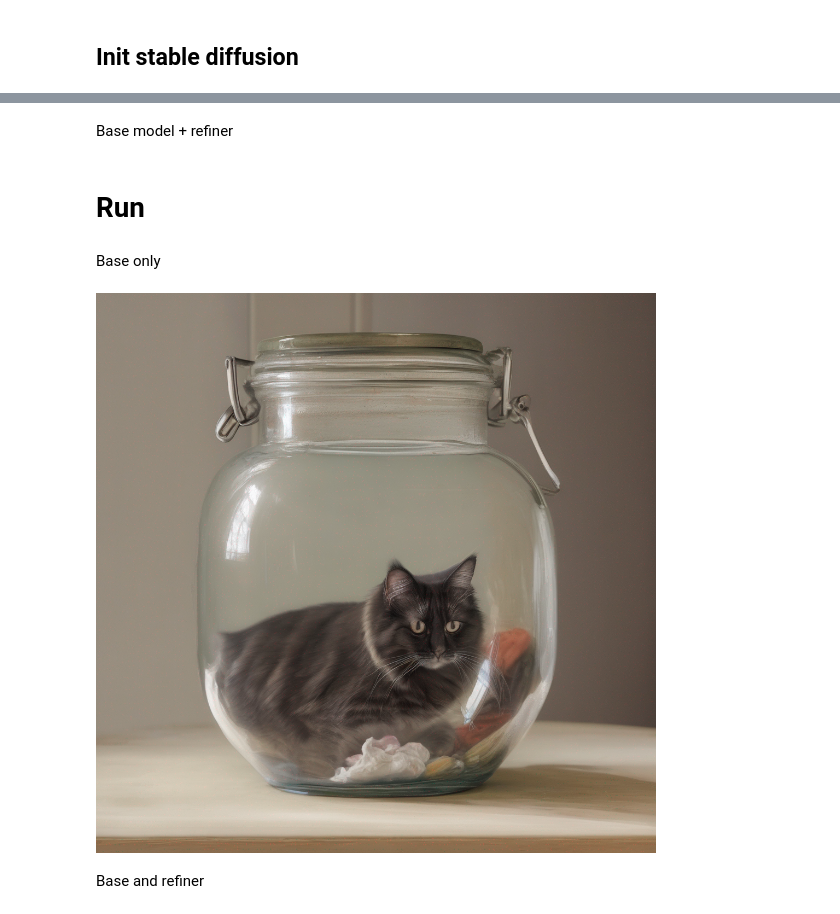
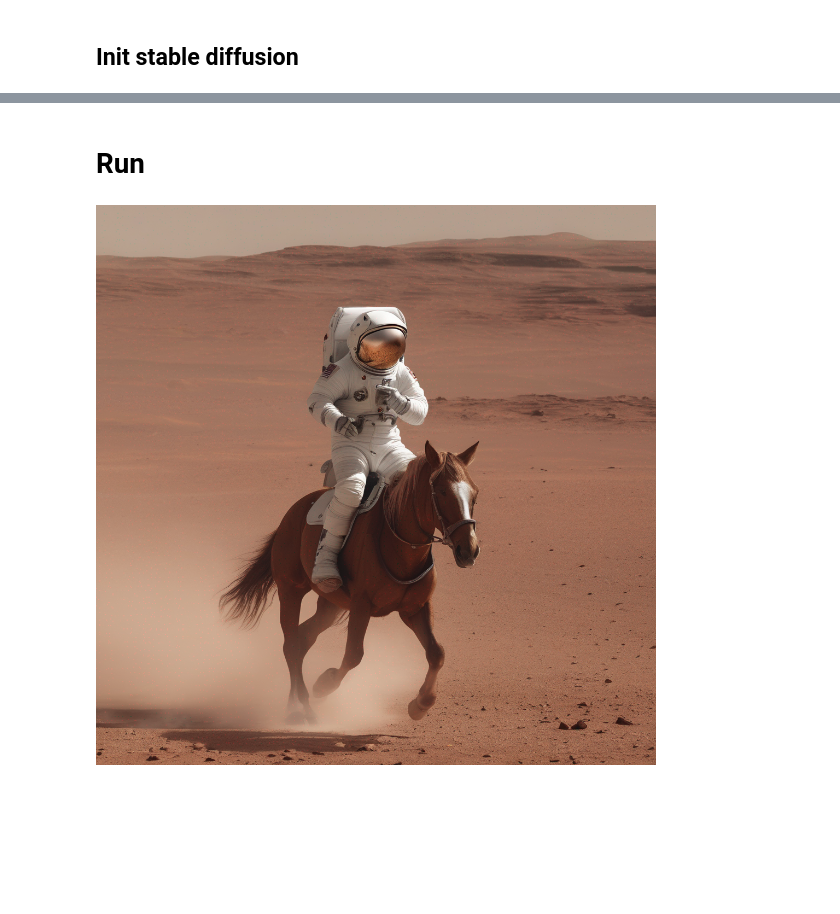
Before and after one commit to kyrlian/stable-diffusion, a Jupyter notebook: stablediffusion.ipynb, the cells around one changed output, grey strips where cells are left out. Drawn from its saved outputs; the diff is of its cells as text; code cells hidden in the pictures; blank space fills up the shorter version.

```diff
--- a/stablediffusion.ipynb
+++ b/stablediffusion.ipynb
@@ -39,20 +34,18 @@ https://huggingface.co/docs/diffusers/api/pipelines/stable_diffusion/stable_diff
 from diffusers import StableDiffusionXLPipeline
 import torch
 
-def init_base_diffusion_pipeline(model_id):
+def init_pipeline(model_id):
     pipe = StableDiffusionXLPipeline.from_pretrained(model_id, torch_dtype=torch.float16, use_safetensors=True, variant="fp16")
-    pipe.to("cuda")
+    _ = pipe.to("cuda")
     # pipe.unet = torch.compile(pipe.unet, mode="reduce-overhead", fullgraph=True) # Not supported on windows yet
     return pipe
 
-base_diffusion_pipeline = init_base_diffusion_pipeline("stabilityai/stable-diffusion-xl-base-1.0")
+pipeline = init_pipeline("stabilityai/stable-diffusion-xl-base-1.0")
 # %%
-def generate_base_only(prompt1, prompt2=None, height=1024, width=1024, negative_prompt1=None, negative_prompt2=None, seed=42):
+def generate(prompt1, prompt2=None, height=1024, width=1024, negative_prompt1=None, negative_prompt2=None, seed=42):
     generator = torch.Generator("cuda").manual_seed(seed)
-    image = base_diffusion_pipeline(prompt1, prompt2, height=height,width=width,negative_prompt=negative_prompt1,negative_prompt_2=negative_prompt2, generator=generator).images[0]
+    image = pipeline(prompt1, prompt2, height=height,width=width,negative_prompt=negative_prompt1,negative_prompt_2=negative_prompt2, generator=generator).images[0]
     fname = f"images/{prompt1.replace(' ','-')}.png"
     image.save(fname)
     display(image)
     return image
-# %% [markdown]
-Base model + refiner
@@ -106,12 +52,6 @@ def generate_refined(prompt, seed=42):
 # %% [markdown]
 # Run
-# %% [markdown]
-Base only
 # %%
-# img = generate("a photo of an astronaut riding a horse on mars")
-img = generate_base_only("un chat dans un bocal")
-# img = generate_base_only("chat","poisson")
+img = generate("a photo of an astronaut riding a horse on mars")
 # %% [output]
-[figure, old version]
+[figure, new version]
-# %% [markdown]
-Base and refiner
```
Also changed, not shown: parts of 7 cells of this notebook, 5 other files.
